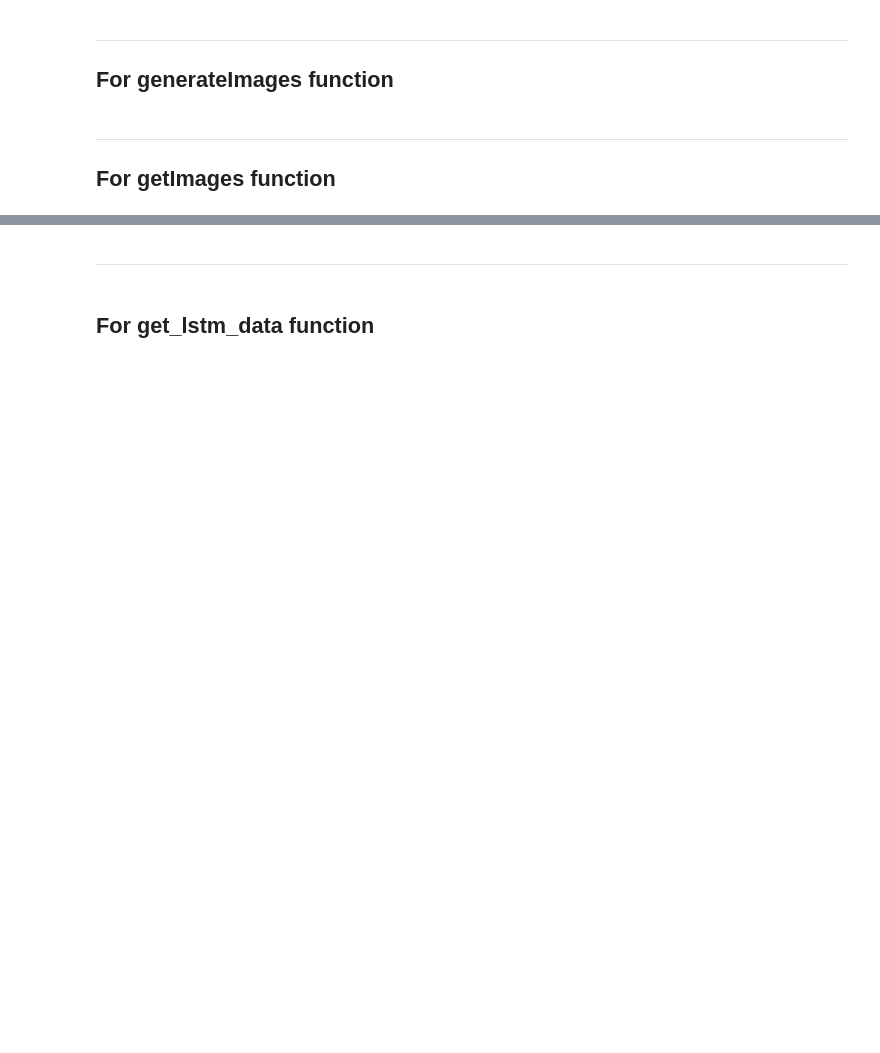
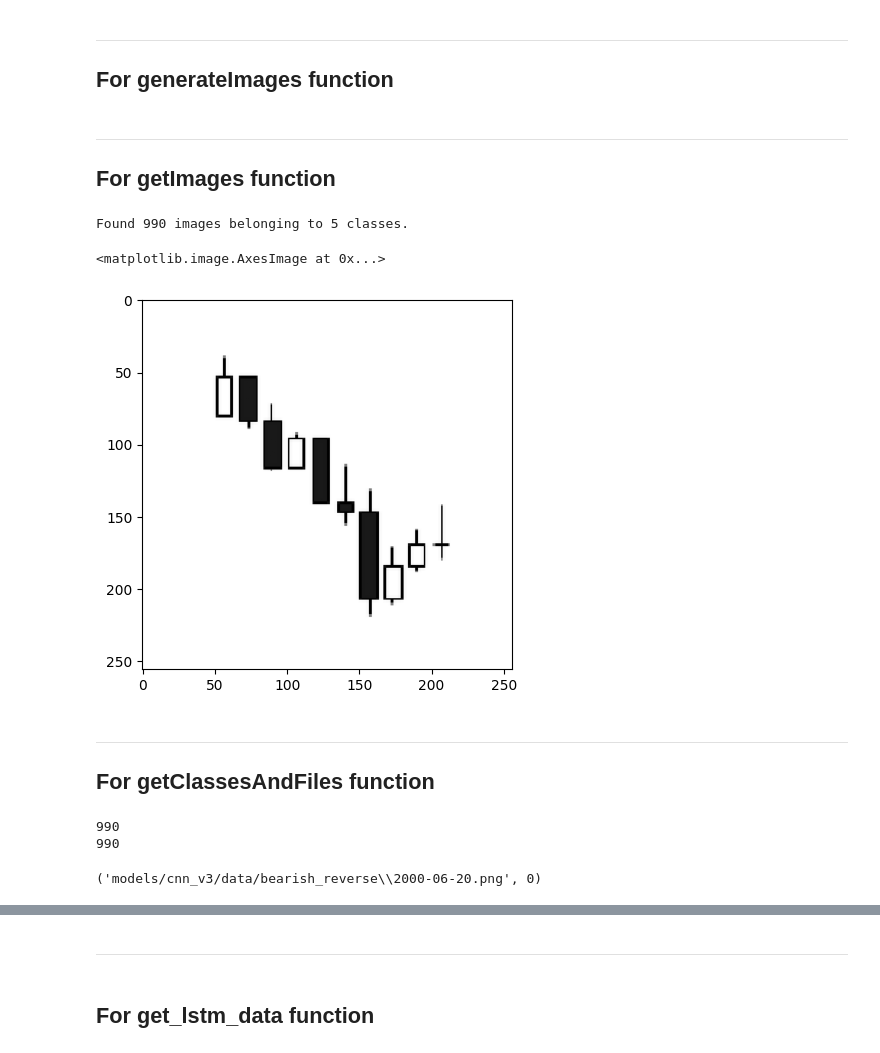
Before and after one commit to BoykoPetevBoev/Stock-Market-Prediction, a Jupyter notebook: src/models/cnn_v3/cnn_normalize.ipynb, the cells around one changed output, grey strips where cells are left out. Saved outputs shown, nothing was run; the diff lists cells and outputs as text; code cells hidden in the pictures; blank space fills up the shorter version.

```diff
--- a/src/models/cnn_v3/cnn_normalize.ipynb
+++ b/src/models/cnn_v3/cnn_normalize.ipynb
@@ -70,3 +81,28 @@ generateImages(data)
 ---
 
 ## For **getImages** function
+# %%
+images = getImages()
+
+img = images.__next__()[0]
+img.shape
+plt.imshow(img[4] / 255.0)
+# %% [output]
+Found 990 images belonging to 5 classes.
+<matplotlib.image.AxesImage at 0x...>
+[figure, added]
+# %% [markdown]
+---
+
+## For **getClassesAndFiles** function
+# %%
+all_files, all_class_ids = getClassesAndFiles()
+
+print(len(all_files))
+print(len(all_class_ids))
+
+all_files[0], all_class_ids[0]
+# %% [output]
+990
+990
+('models/cnn_v3/data/bearish_reverse\\2000-06-20.png', 0)
```
Also changed, not shown: parts of 21 cells of this notebook, 15 other files.
